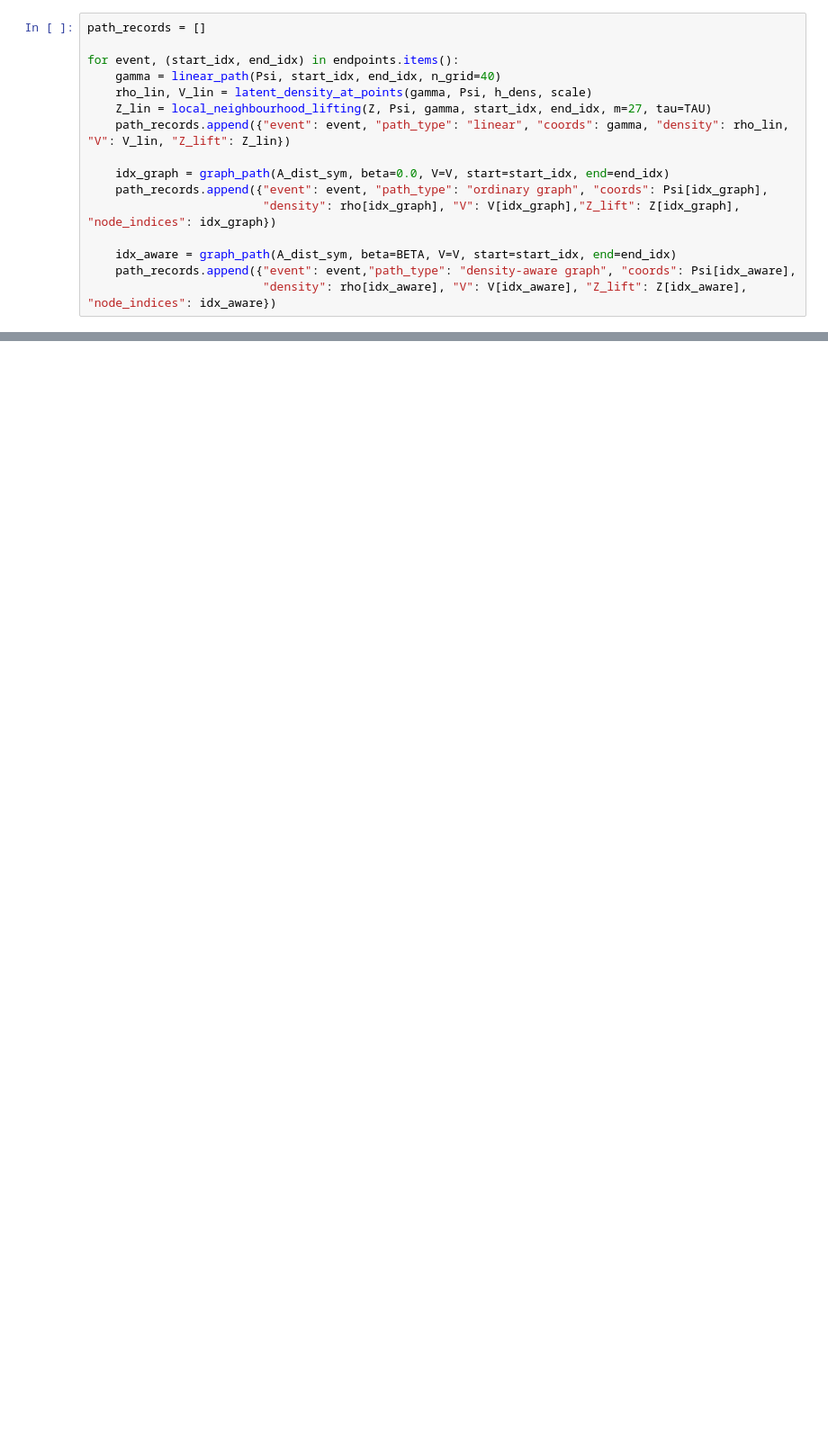
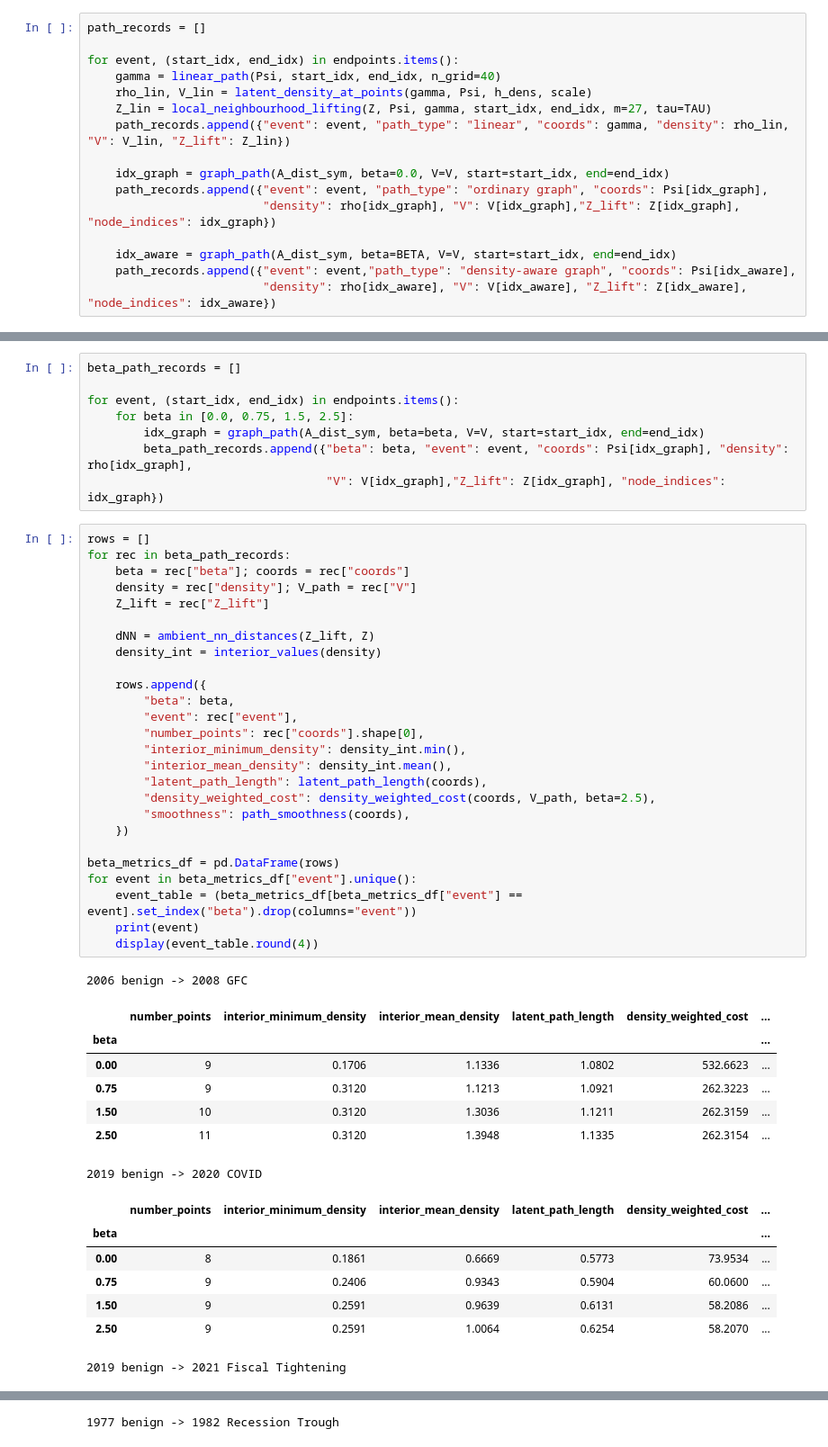
Before and after one commit to adamfowliee/JDKF_Starter, a Jupyter notebook: dissertation_brief/brief_phase6.ipynb, the cells around one changed output, grey strips where cells are left out. Shown at 90% size. Drawn from its saved outputs; the diff is of its cells as text; blank space fills up the shorter version.

```diff
--- a/dissertation_brief/brief_phase6.ipynb
+++ b/dissertation_brief/brief_phase6.ipynb
@@ -201,0 +252,50 @@ for event in metrics_df["event"].unique():
+# %%
+beta_path_records = []
+
+for event, (start_idx, end_idx) in endpoints.items():
+    for beta in [0.0, 0.75, 1.5, 2.5]:
+        idx_graph = graph_path(A_dist_sym, beta=beta, V=V, start=start_idx, end=end_idx)
+        beta_path_records.append({"beta": beta, "event": event, "coords": Psi[idx_graph], "density": rho[idx_graph],
+                                  "V": V[idx_graph],"Z_lift": Z[idx_graph], "node_indices": idx_graph})
+# %%
+rows = []
+for rec in beta_path_records:
+    beta = rec["beta"]; coords = rec["coords"]
+    density = rec["density"]; V_path = rec["V"]
+    Z_lift = rec["Z_lift"]
+
+    dNN = ambient_nn_distances(Z_lift, Z)
+    density_int = interior_values(density)
+
+    rows.append({
+        "beta": beta,
+        "event": rec["event"],
+        "number_points": rec["coords"].shape[0],
+        "interior_minimum_density": density_int.min(),
+        "interior_mean_density": density_int.mean(),
+        "latent_path_length": latent_path_length(coords),
+        "density_weighted_cost": density_weighted_cost(coords, V_path, beta=2.5),
+        "smoothness": path_smoothness(coords),
+    })
+
+beta_metrics_df = pd.DataFrame(rows)
+for event in beta_metrics_df["event"].unique():
+    event_table = (beta_metrics_df[beta_metrics_df["event"] == event].set_index("beta").drop(columns="event"))
+    print(event)
+    display(event_table.round(4))
+# %% [output]
+2006 benign -> 2008 GFC
+|  | number_points | interior_minimum_density | interior_mean_density | latent_path_length | density_weighted_cost | ... |
+| beta |  |  |  |  |  | ... |
+| 0.00 | 9 | 0.1706 | 1.1336 | 1.0802 | 532.6623 | ... |
+| 0.75 | 9 | 0.3120 | 1.1213 | 1.0921 | 262.3223 | ... |
+| 1.50 | 10 | 0.3120 | 1.3036 | 1.1211 | 262.3159 | ... |
+| 2.50 | 11 | 0.3120 | 1.3948 | 1.1335 | 262.3154 | ... |
+2019 benign -> 2020 COVID
+|  | number_points | interior_minimum_density | interior_mean_density | latent_path_length | density_weighted_cost | ... |
+| beta |  |  |  |  |  | ... |
+| 0.00 | 8 | 0.1861 | 0.6669 | 0.5773 | 73.9534 | ... |
+| 0.75 | 9 | 0.2406 | 0.9343 | 0.5904 | 60.0600 | ... |
+| 1.50 | 9 | 0.2591 | 0.9639 | 0.6131 | 58.2086 | ... |
+| 2.50 | 9 | 0.2591 | 1.0064 | 0.6254 | 58.2070 | ... |
+2019 benign -> 2021 Fiscal Tightening
@@ -201,0 +308 @@ for event in metrics_df["event"].unique():
+1977 benign -> 1982 Recession Trough
```
Also changed, not shown: parts of 10 cells of this notebook, 2 other files.
